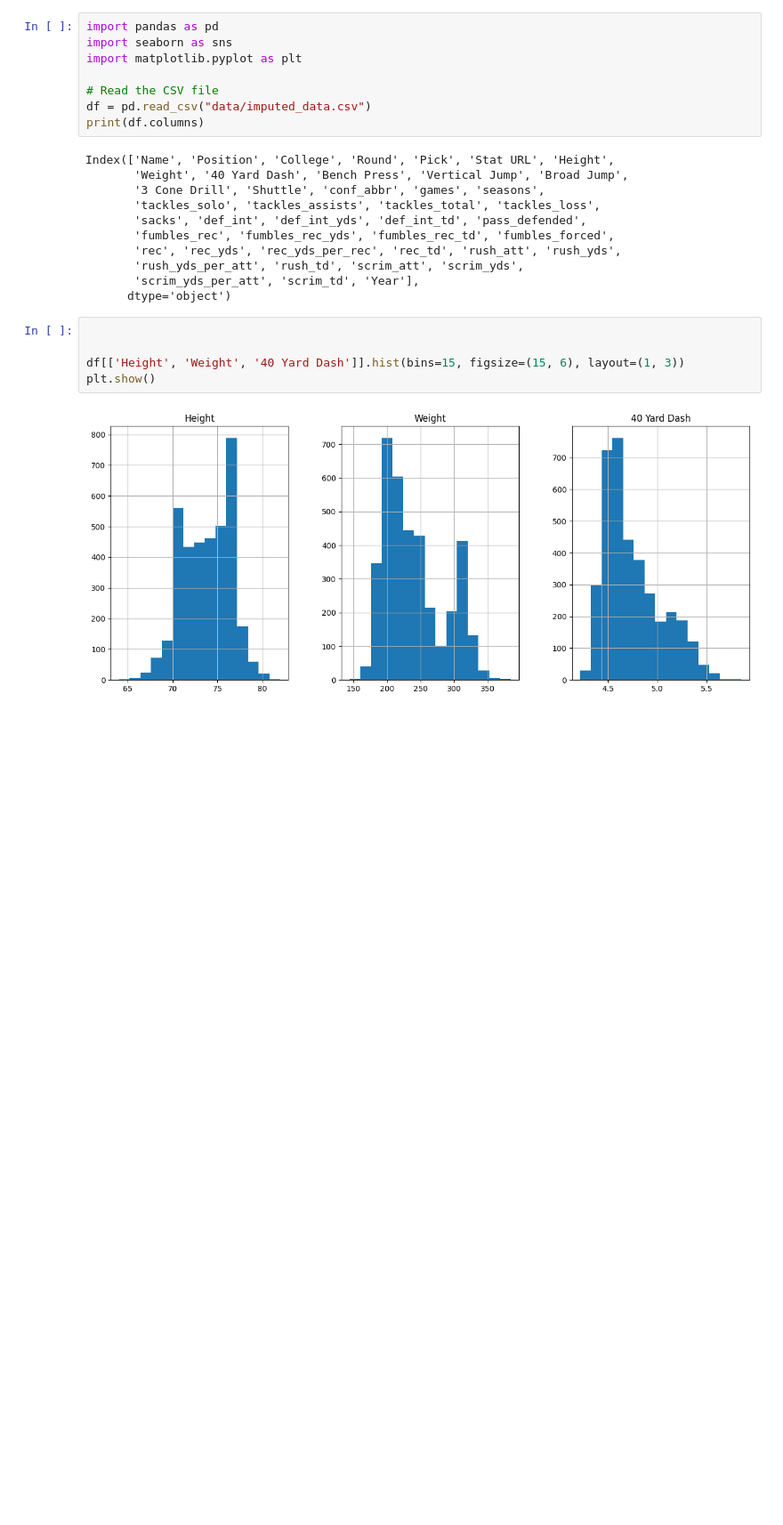
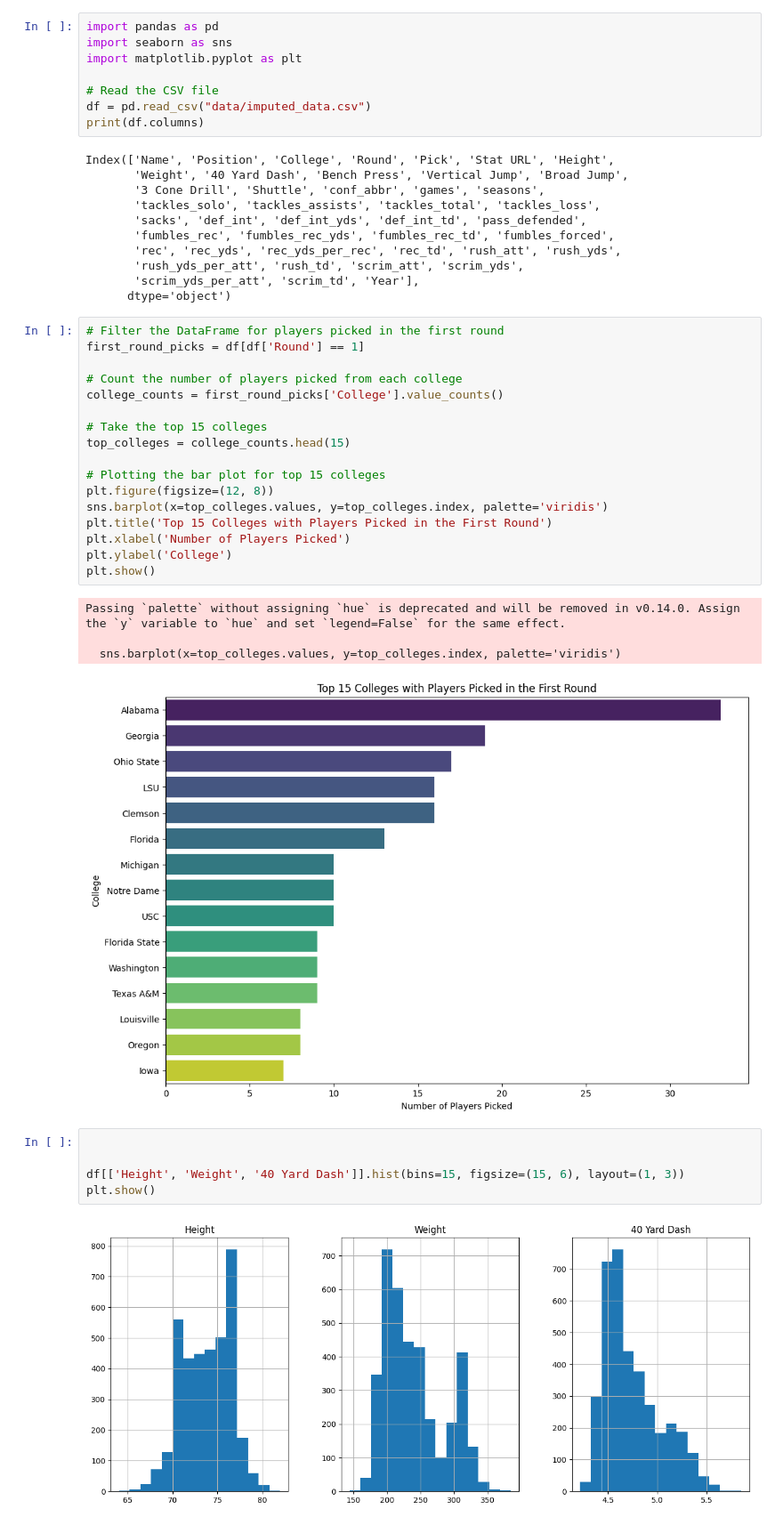
Before and after one commit to Vishwa-Sheth/Predict_the_NFL_cut, a Jupyter notebook: Analysis_Logistic_Regression.ipynb, the cells around one changed output. Shown at 89% size. Cells and saved outputs as stored; diff of their text form; blank space fills up the shorter version.

```diff
--- a/Analysis_Logistic_Regression.ipynb
+++ b/Analysis_Logistic_Regression.ipynb
@@ -23,6 +23,28 @@ Index(['Name', 'Position', 'College', 'Round', 'Pick', 'Stat URL', 'Height',
        'rush_yds_per_att', 'rush_td', 'scrim_att', 'scrim_yds',
        'scrim_yds_per_att', 'scrim_td', 'Year'],
       dtype='object')
+# %%
+# Filter the DataFrame for players picked in the first round
+first_round_picks = df[df['Round'] == 1]
+
+# Count the number of players picked from each college
+college_counts = first_round_picks['College'].value_counts()
+
+# Take the top 15 colleges
+top_colleges = college_counts.head(15)
+
+# Plotting the bar plot for top 15 colleges
+plt.figure(figsize=(12, 8))
+sns.barplot(x=top_colleges.values, y=top_colleges.index, palette='viridis')
+plt.title('Top 15 Colleges with Players Picked in the First Round')
+plt.xlabel('Number of Players Picked')
+plt.ylabel('College')
+plt.show()
+# %% [output]
+Passing `palette` without assigning `hue` is deprecated and will be removed in v0.14.0. Assign the `y` variable to `hue` and set `legend=False` for the same effect.
+
+  sns.barplot(x=top_colleges.values, y=top_colleges.index, palette='viridis')
+[figure, added]
 # %%
 
 
```
